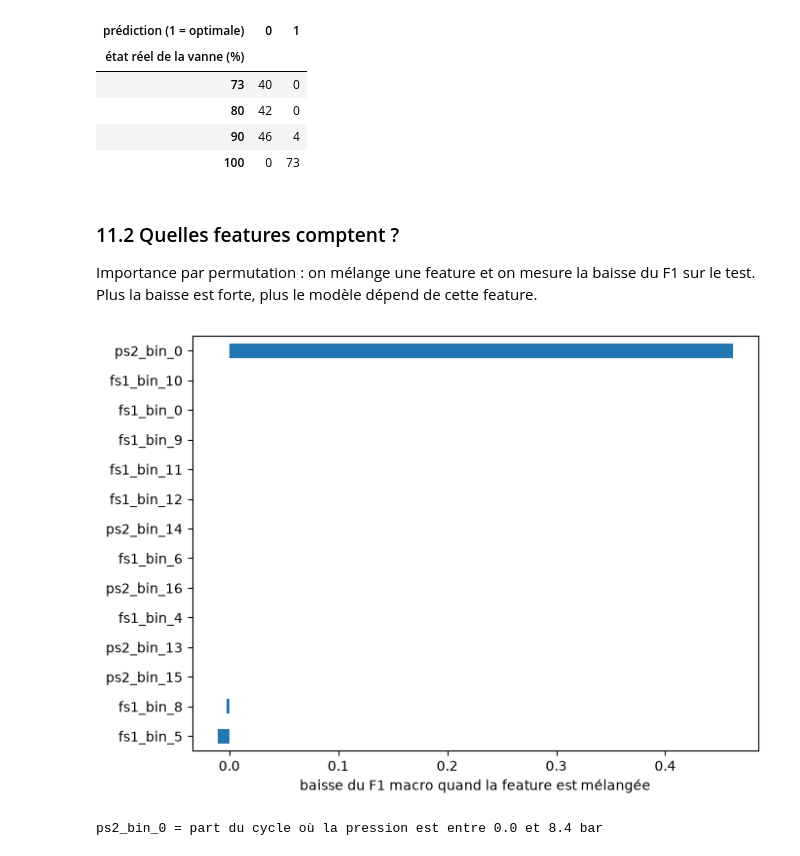
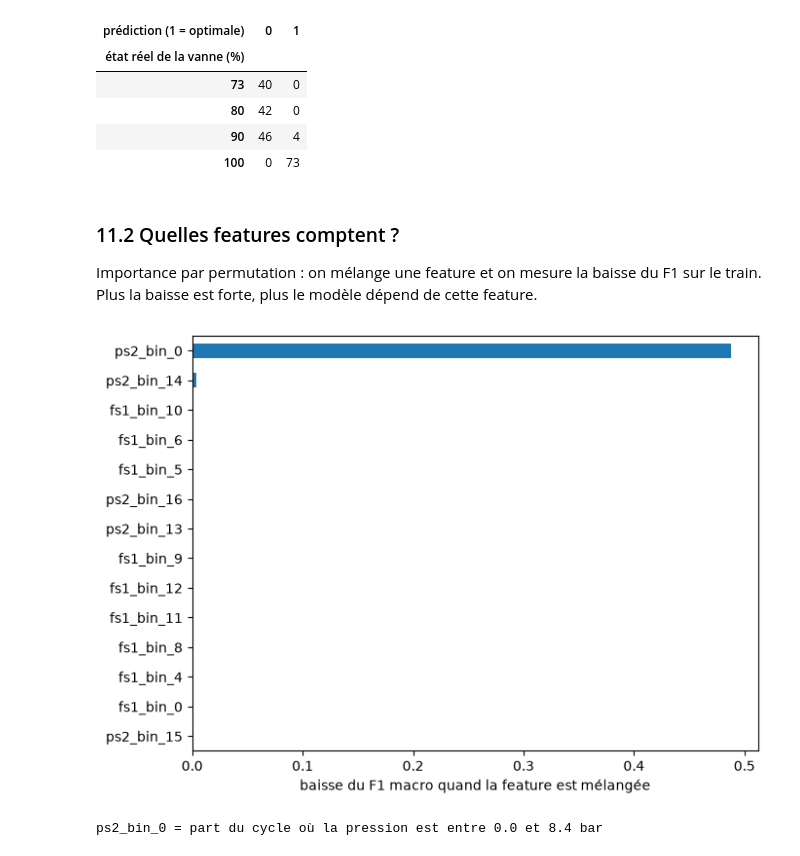
Before and after one commit to Sogolon88/hydraulic-valve-predictive-maintenance, a Jupyter notebook: notebook_projet.ipynb, the cells around one changed output. Saved outputs shown, nothing was run; the diff lists cells and outputs as text; code cells hidden in the pictures.

Commit message:
Notebooks mis à jour, modèles du découpage de l'énoncé et présentation
Co-Authored-By: Claude Opus 5.5 <noreply@anthropic.com>

```diff
--- a/notebook_projet.ipynb
+++ b/notebook_projet.ipynb
@@ -128,0 +135,26 @@ Pour choisir les modèles, on utilise donc une **validation croisée à 5 plis s
+# %%
+from sklearn.metrics import f1_score
+from sklearn.neighbors import NearestNeighbors
+from sklearn.preprocessing import StandardScaler
+from src.utils import split_data
+
+print("Changements d'état de la vanne d'un cycle au suivant :", (profile["valve"].diff() != 0).sum(), "sur", len(profile))
+
+X_h = build_feature_set("histogramme", PS2, FS1)
+decoupages = {"aléatoire 80/20": lambda: split_data(X_h, y, test_size=0.2),
+              "énoncé 2000/205": lambda: split_first_n(X_h, y, n_train=2000)}
+lignes = {}
+for nom, decouper in decoupages.items():
+    x_tr, x_te, y_tr, y_te = decouper()
+    x_tr, x_te, _ = select_features(x_tr, x_te)
+
+    # Pour chaque cycle du test : à combien de cycles se trouve son plus proche voisin du train ?
+    echelle = StandardScaler().fit(x_tr)
+    _, idx = NearestNeighbors(n_neighbors=1).fit(echelle.transform(x_tr)).kneighbors(echelle.transform(x_te))
+    ecart = np.abs(x_tr.index.values[idx[:, 0]] - x_te.index.values)
+
+    modeles = {**get_baseline_models(), **get_ensemble_models()}
+    lignes[nom] = {"test : voisin du train à 5 cycles ou moins (%)": 100 * (ecart <= 5).mean(),
+                   **{f"F1 test {m}": f1_score(y_te, modeles[m].fit(x_tr, y_tr).predict(x_te), average="macro")
+                      for m in ["decision_tree", "logistic_regression", "gradient_boosting"]}}
+pd.DataFrame(lignes).round(3)
@@ -423,17 +492,17 @@ pd.crosstab(profile["valve"][2000:], modele.predict(x_test),
 # %% [markdown]
 ### 11.2 Quelles features comptent ?
 
-Importance par permutation : on mélange une feature et on mesure la baisse du F1 sur le test. Plus la baisse est forte, plus le modèle dépend de cette feature.
+Importance par permutation : on mélange une feature et on mesure la baisse du F1 sur le train. Plus la baisse est forte, plus le modèle dépend de cette feature.
 # %%
-importance = permutation_importance(modele, x_test, y_test, n_repeats=10, random_state=42, scoring="f1_macro")
-importance = pd.Series(importance.importances_mean, index=x_test.columns).sort_values()
+importance = permutation_importance(modele, x_train, y_train, n_repeats=10, random_state=42, scoring="f1_macro")
+importance = pd.Series(importance.importances_mean, index=x_train.columns).sort_values()
 
 importance.plot.barh(figsize=(7, 5))
 plt.xlabel("baisse du F1 macro quand la feature est mélangée")
 save_figure("projet_importance_features.png")
 plt.show()
 # %% [output]
-[figure, old version]
+[figure, new version]
 # %%
 # Sens physique de ps2_bin_0 : part du cycle passée dans le premier intervalle de pression
 bornes = np.linspace(PS2.values[:2000].min(), PS2.values[:2000].max(), 21)
```
Also changed, not shown: parts of 11 cells of this notebook, 20 other files.
